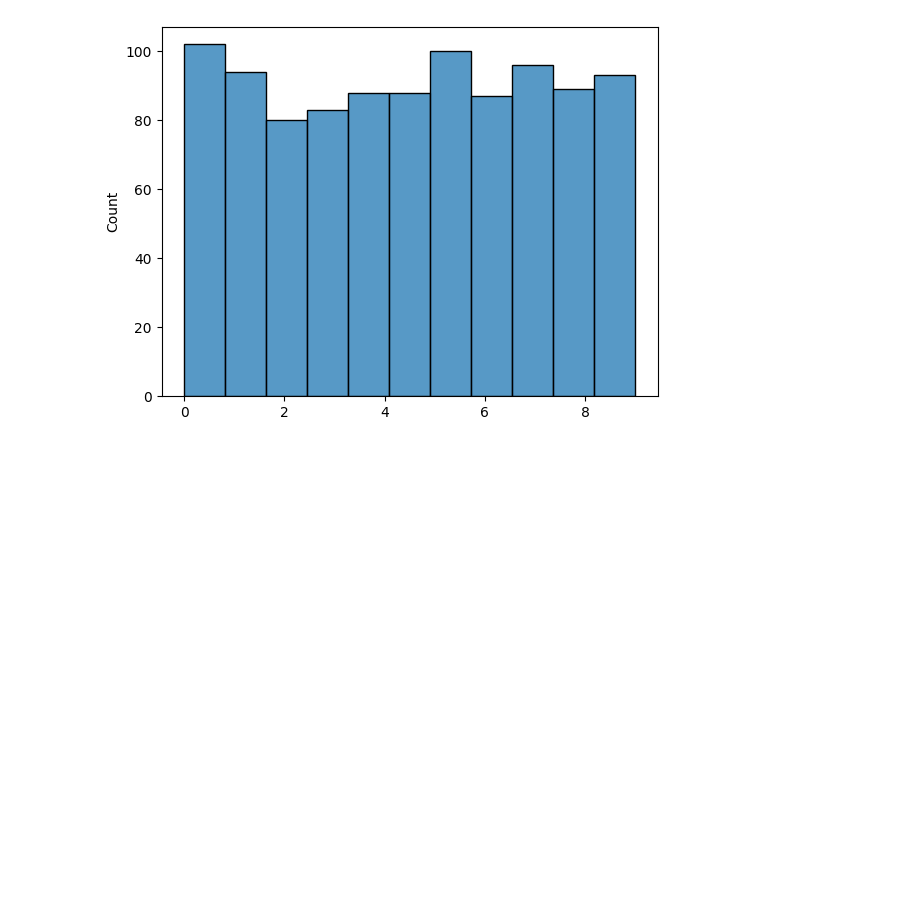
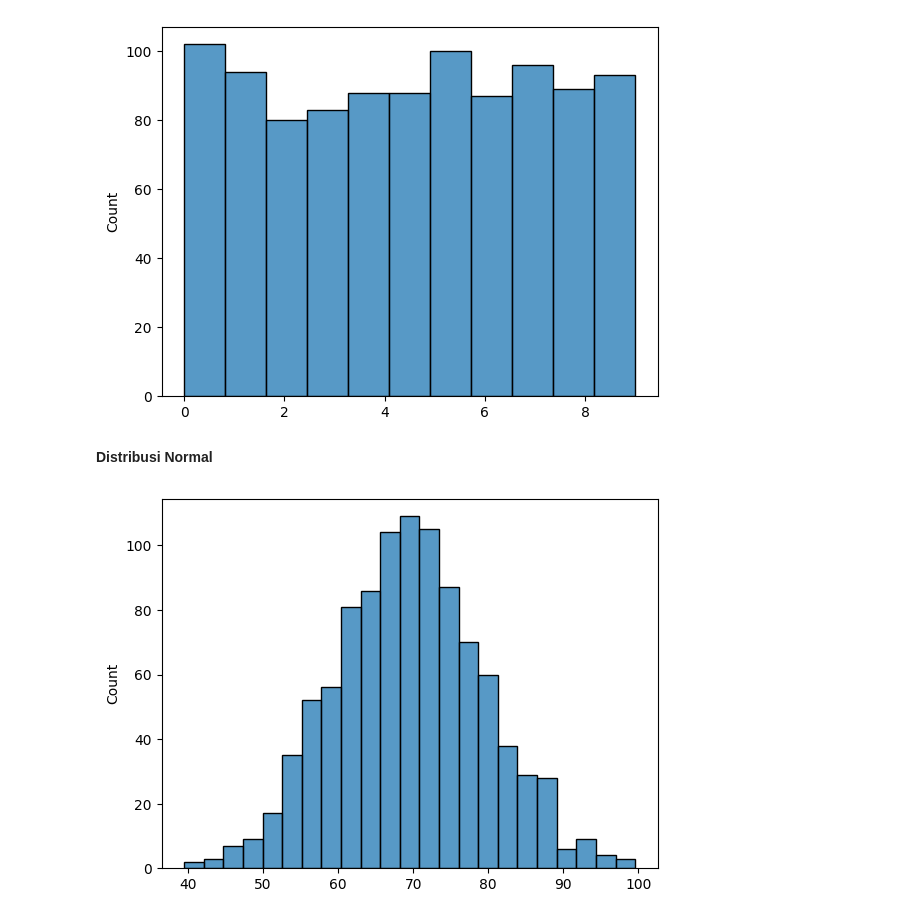
Before and after one commit to Aldistwn29/data-science-newbe, a Jupyter notebook: Probability.ipynb, the cells around one changed output. Saved outputs shown, nothing was run; the diff lists cells and outputs as text; code cells hidden in the pictures; blank space fills up the shorter version.

```diff
--- a/Probability.ipynb
+++ b/Probability.ipynb
@@ -115,3 +115,15 @@ sns.histplot(uniform_data)
 plt.show()
 # %% [output]
 [figure]
+# %% [markdown]
+**Distribusi Normal**
+# %%
+from scipy.stats import norm
+
+data_nilai = norm.rvs(size = 1000, loc = 70, scale = 10)
+
+# Membuat plot
+sns.histplot(data_nilai)
+plt.show()
+# %% [output]
+[figure, added]
```
Also changed, not shown: parts of 2 cells of this notebook.
